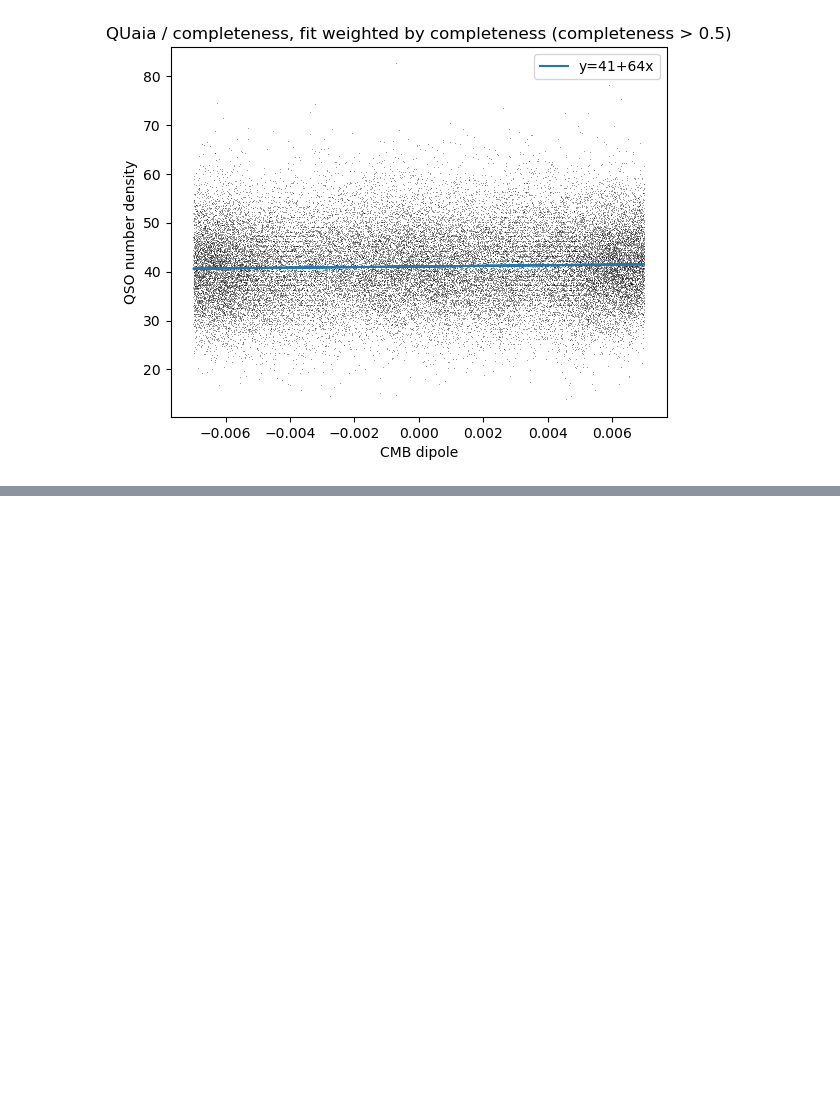
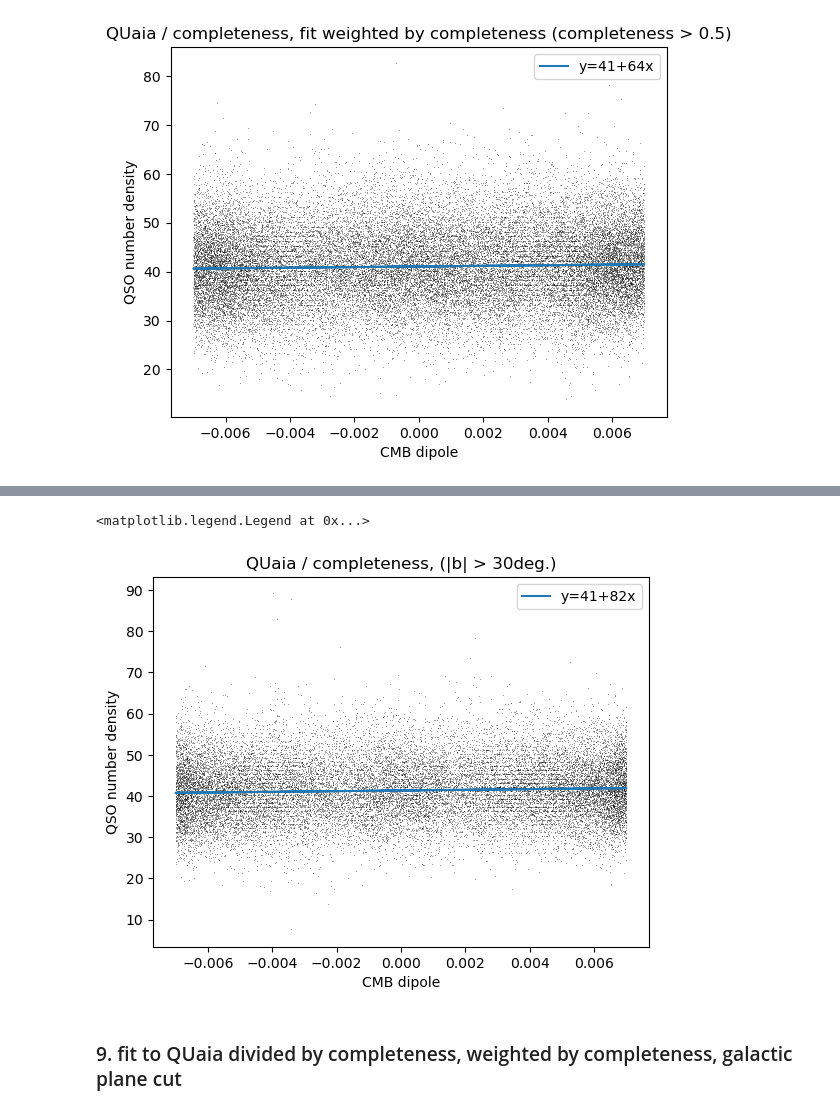
Before and after one commit to abbyw24/lss-dipoles, a Jupyter notebook: notebooks/qso_density_vs_expectation_3-7-23.ipynb, the cells around one changed output, grey strips where cells are left out. Cells and saved outputs as stored; diff of their text form; code cells hidden in the pictures; blank space fills up the shorter version.

```diff
--- a/notebooks/qso_density_vs_expectation_3-7-23.ipynb
+++ b/notebooks/qso_density_vs_expectation_3-7-23.ipynb
@@ -236,0 +257,15 @@ ax.legend()
+# %%
+m, b = np.polyfit(expected_map[idx_galcut], map_quaia_expected_galcut[idx_galcut], 1)
+# %%
+fig, ax = plt.subplots()
+ax.plot(expected_map[idx_galcut], map_quaia_expected_galcut[idx_galcut], marker=',', ls='None', color='k', alpha=0.4)
+ax.plot(expected_map[idx_galcut], b+m*expected_map[idx_galcut], label=f'y={b:.0f}+{m:.0f}x')
+ax.set_xlabel('CMB dipole')
+ax.set_ylabel('QSO number density')
+ax.set_title('QUaia / completeness, (|b| > 30deg.)')
+ax.legend()
+# %% [output]
+<matplotlib.legend.Legend at 0x...>
+[figure, added]
+# %% [markdown]
+### 9. fit to QUaia divided by completeness, weighted by completeness, galactic plane cut
```
Also changed, not shown: parts of 7 cells of this notebook.
